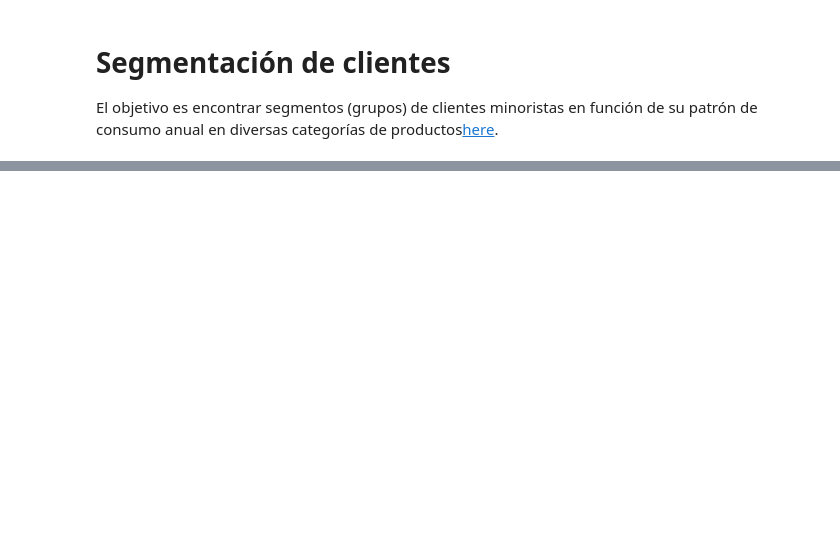
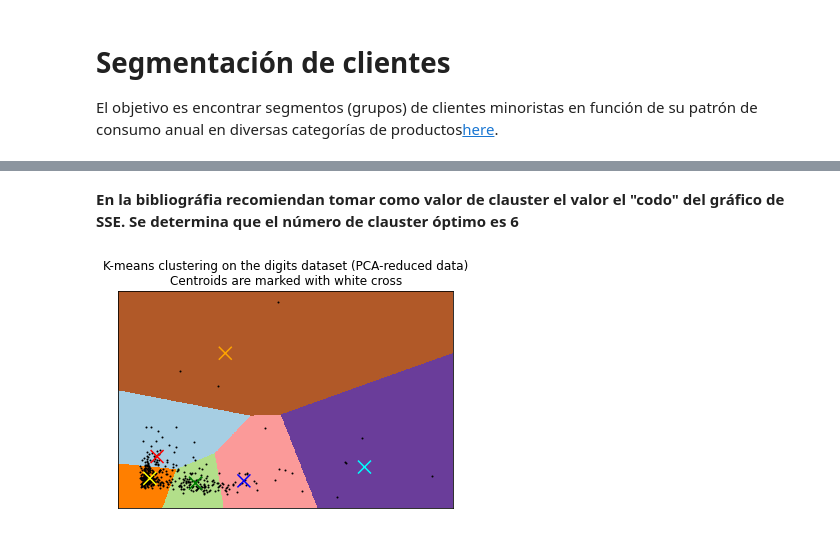
Before and after one commit to prietocanalejom/Aprendizaje_Maquina, a Jupyter notebook: TP5/Ejercicio_5.2-Segmentacion_de_clientes.ipynb, the cells around one changed output, grey strips where cells are left out. Saved outputs shown, nothing was run; the diff lists cells and outputs as text; code cells hidden in the pictures; blank space fills up the shorter version.

```diff
--- a/TP5/Ejercicio_5.2-Segmentacion_de_clientes.ipynb
+++ b/TP5/Ejercicio_5.2-Segmentacion_de_clientes.ipynb
@@ -201,0 +168,14 @@ plt.show()
+# %% [markdown]
+**En la bibliográfia recomiendan tomar como valor de clauster el valor el "codo" del gráfico de SSE. Se determina que el número de clauster óptimo es 6**
+# %%
+#Con valor 6
+clusterer = KMeans(n_clusters=6, random_state=10)
+cluster_labels = clusterer.fit_predict(customers_prepared)
+
+#Reduzco a dos componentes para ver la segmentación
+reduced_data = PCA(n_components=2).fit_transform(customers_prepared)
+kmeans = KMeans(init='k-means++', n_clusters=6 )
+kmeans.fit(reduced_data)
+plot_2d_features(kmeans, reduced_data)
+# %% [output]
+[figure, added]
```
Also changed, not shown: parts of 19 cells of this notebook.
